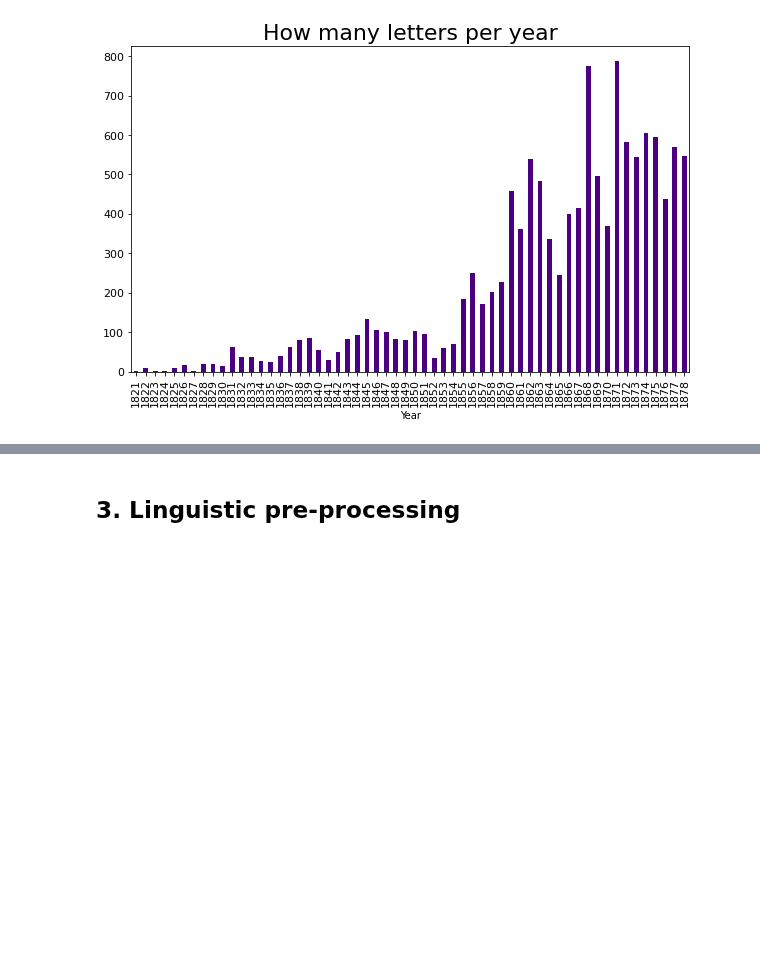
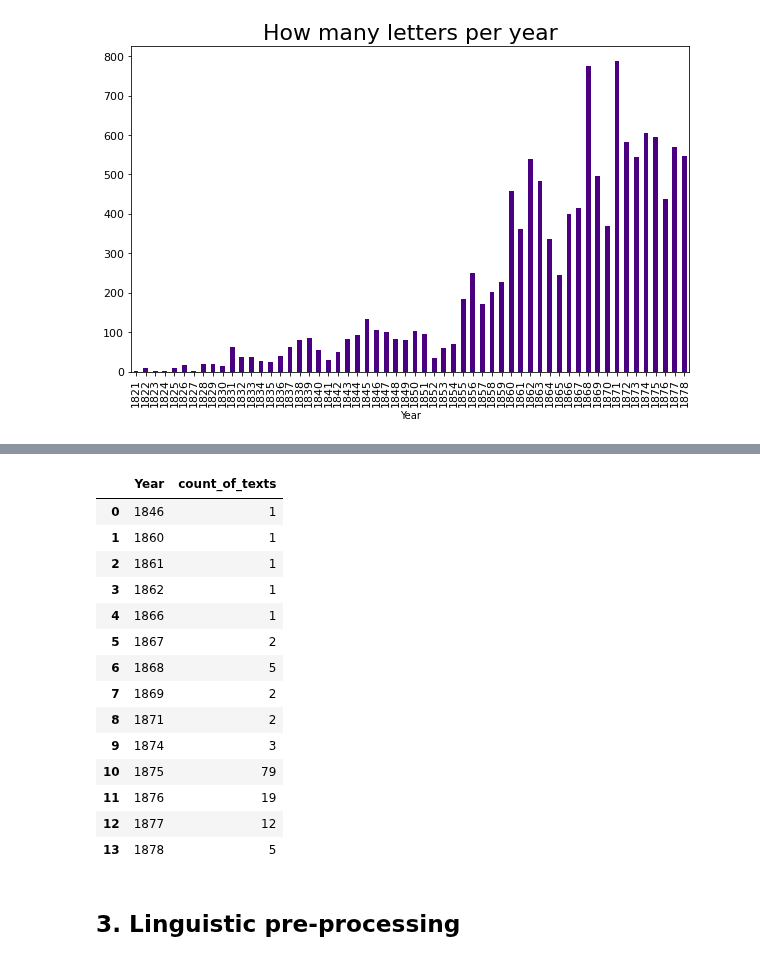
Before and after one commit to BarbaraMcG/darwin-semantic-change, a Jupyter notebook: Semantic_change_Darwin_BMcG.ipynb, the cells around one changed output, grey strips where cells are left out. Cells and saved outputs as stored; diff of their text form; code cells hidden in the pictures; blank space fills up the shorter version.

Commit message:
checked insectivorous

```diff
--- a/Semantic_change_Darwin_BMcG.ipynb
+++ b/Semantic_change_Darwin_BMcG.ipynb
@@ -243,7 +246,7 @@ for fname in files:
         #print("Tag_text:", letter_text)
 
       # I only select those letters for which we have a year and that were sent by or received by Charles Darwin:
-      if year is not "" and (sender == "Darwin, C. R." or receiver == "Darwin, C. R.") and letter_text is not "TRANSCRIPTION MISSING":
+      if year != "" and (sender == "Darwin, C. R." or receiver == "Darwin, C. R.") and letter_text != "TRANSCRIPTION MISSING":
         # write to output file
         output_writer.writerow([fname, year, sender, receiver, letter_text])
       else:
@@ -329,0 +326,19 @@ plt.show()
+# %%
+pd.set_option('display.max_colwidth', 60)
+word_of_interest = "insectivorous"
+
+def extract_context(text, word, window=30):
+    pattern = re.compile(rf".{{0,{window}}}{word}.{{0,{window}}}", re.IGNORECASE)
+    match = pattern.search(text)
+    return match.group(0) if match else ''
+
+filtered_df = df[df['Transcription'].str.contains(word_of_interest, case=False, na=False)]
+filtered_df['Context'] = filtered_df['Transcription'].apply(lambda x: extract_context(x, word_of_interest))
+# Temporarily set options to display all rows and columns
+pd.set_option('display.max_rows', None)  # None means no limit
+
+print(filtered_df[['Year', 'Context']].sort_values(by='Year'))
+
+# Reset options to default if needed
+pd.reset_option('display.max_rows')
+pd.reset_option('display.max_colwidth')
@@ -330,3 +368,21 @@ plt.show()
+# %%
+filtered_df[['Year', 'Context']].groupby('Year').size().reset_index(name='count_of_texts')
+# %% [output]
+|  | Year | count_of_texts |
+| 0 | 1846 | 1 |
+| 1 | 1860 | 1 |
+| 2 | 1861 | 1 |
+| 3 | 1862 | 1 |
+| 4 | 1866 | 1 |
+| 5 | 1867 | 2 |
+| 6 | 1868 | 5 |
+| 7 | 1869 | 2 |
+| 8 | 1871 | 2 |
+| 9 | 1874 | 3 |
+| 10 | 1875 | 79 |
+| 11 | 1876 | 19 |
+| 12 | 1877 | 12 |
+| 13 | 1878 | 5 |
 # %% [markdown]
 ## 3. Linguistic pre-processing
 # %% [markdown]
```
Also changed, not shown: parts of 24 cells of this notebook.
